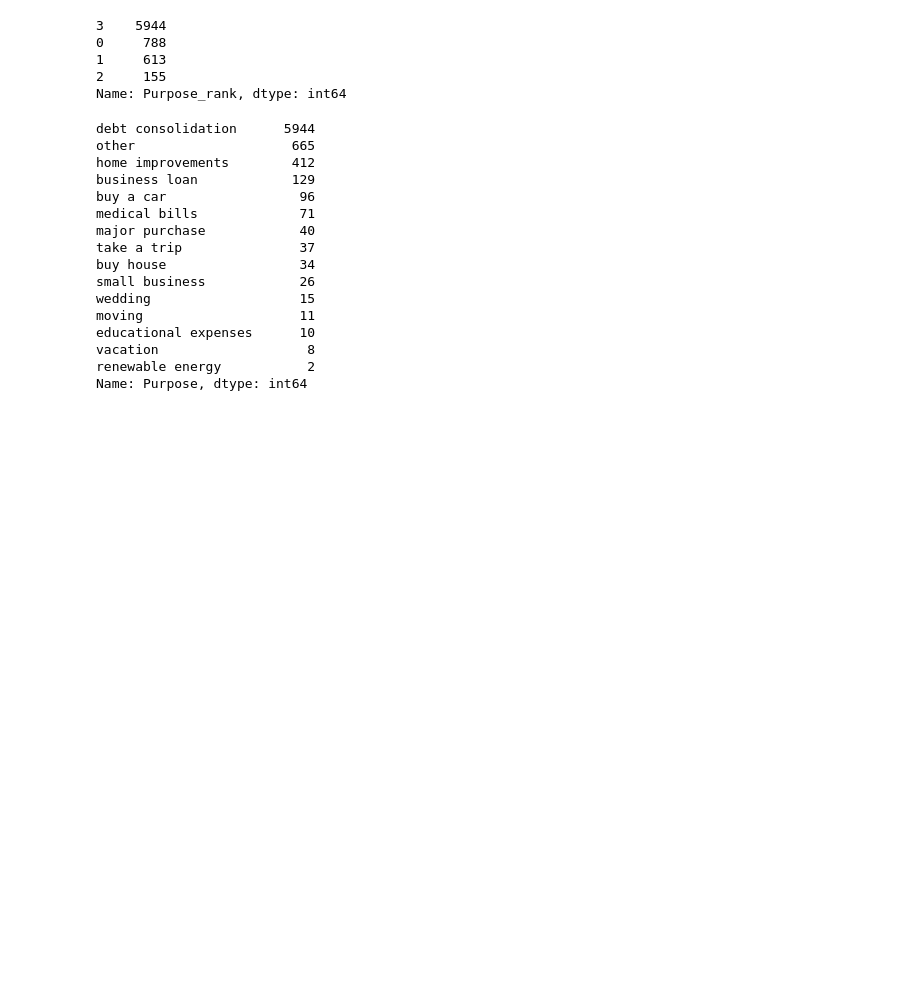
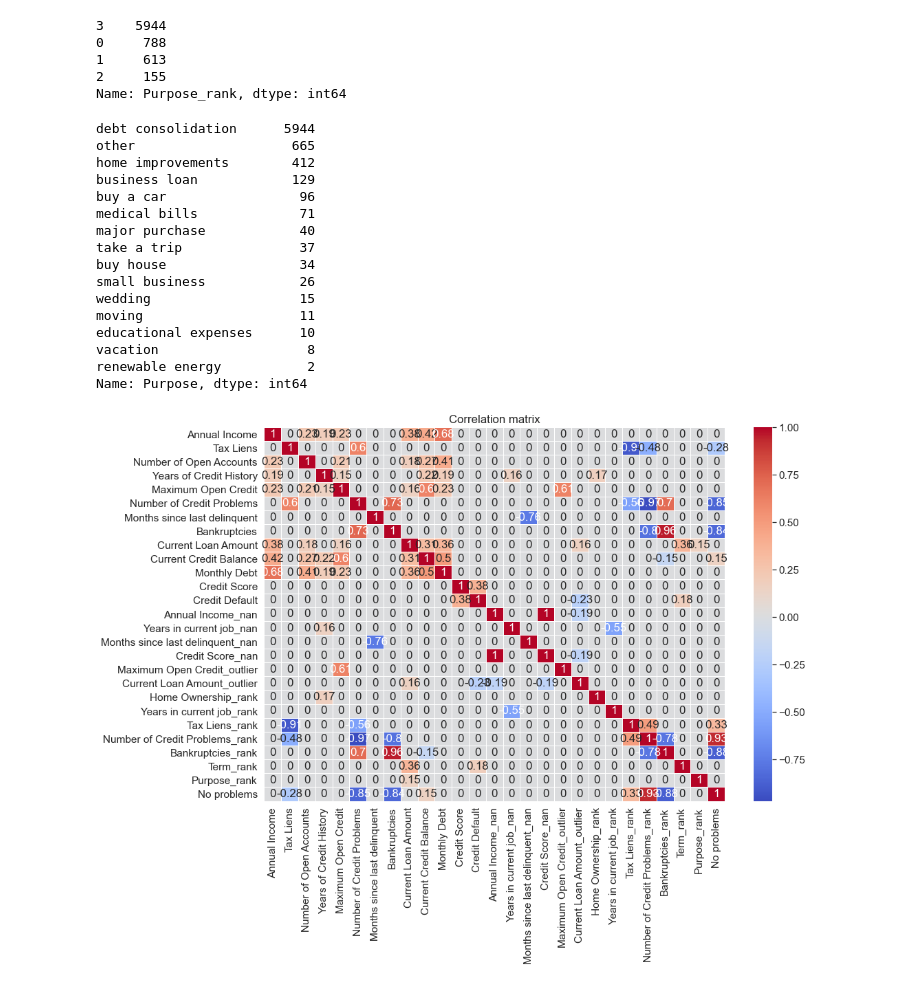
Before and after one commit to NickHlzv/Numpy-Pandas-Scikit, a Jupyter notebook: CourseP2/NHalzev_solution.ipynb, the cells around one changed output. Drawn from its saved outputs; the diff is of its cells as text; code cells hidden in the pictures; blank space fills up the shorter version.

```diff
--- a/CourseP2/NHalzev_solution.ipynb
+++ b/CourseP2/NHalzev_solution.ipynb
@@ -666,9 +680,9 @@ Text(0.5, 1.0, 'Correlation')
 #Обработка пропусков
 def fill_na(df):
     #Делаем новые признаки метки для пропусков
-    df_train[['Annual Income_nan', 'Years in current job_nan', 'Months since last delinquent_nan', 'Credit Score_nan']] = 0
+    df[['Annual Income_nan', 'Years in current job_nan', 'Months since last delinquent_nan', 'Credit Score_nan']] = 0
     #Делаем переменную коэффициент для умножения признака и заполнения пропуска
-    corr_coef_mean = df['Annual Income'].mean()/df['Monthly Debt'].mean()
+    corr_coef_mean = df_train['Annual Income'].mean()/df_train['Monthly Debt'].mean()
     #Заполняем Annual Income и делаем признак метку = 1
     df['Annual Income_nan'][df['Annual Income'].isna()] = 1
     df['Annual Income'][df['Annual Income'].isna()] = df['Monthly Debt'][df['Annual Income'].isna()] * corr_coef_mean
@@ -712,7 +726,7 @@ def fix_outliers(df):
     df[['Maximum Open Credit_outlier', 'Current Loan Amount_outlier']] = 0
     df['Maximum Open Credit_outlier'][df['Maximum Open Credit'] > 30000000] = 1
     df['Maximum Open Credit'][df['Maximum Open Credit'] > 30000000] = 30000000
-    loan_outliers = df_train['Current Loan Amount'][df_train['Current Loan Amount'] > 800000]
+    loan_outliers = df['Current Loan Amount'][df['Current Loan Amount'] > 800000]
     df['Current Loan Amount_outlier'][df['Current Loan Amount'] > 800000] = 1
     df['Current Loan Amount'][df['Current Loan Amount'] > 800000] = loan_outliers.apply(lambda  x: random.randint(0, 800000))
     return df
@@ -868,3 +906,7 @@ educational expenses      10
 vacation                   8
 renewable energy           2
 Name: Purpose, dtype: int64
+# %%
+corr_matrix(df_train)
+# %% [output]
+[figure, added]
```
Also changed, not shown: parts of 36 cells of this notebook, 2 other files.
